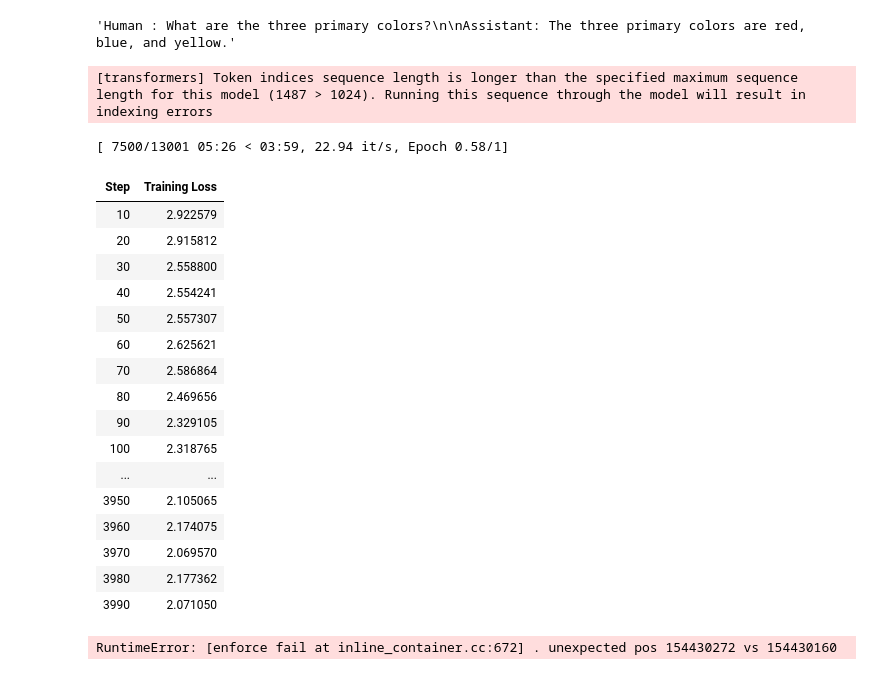
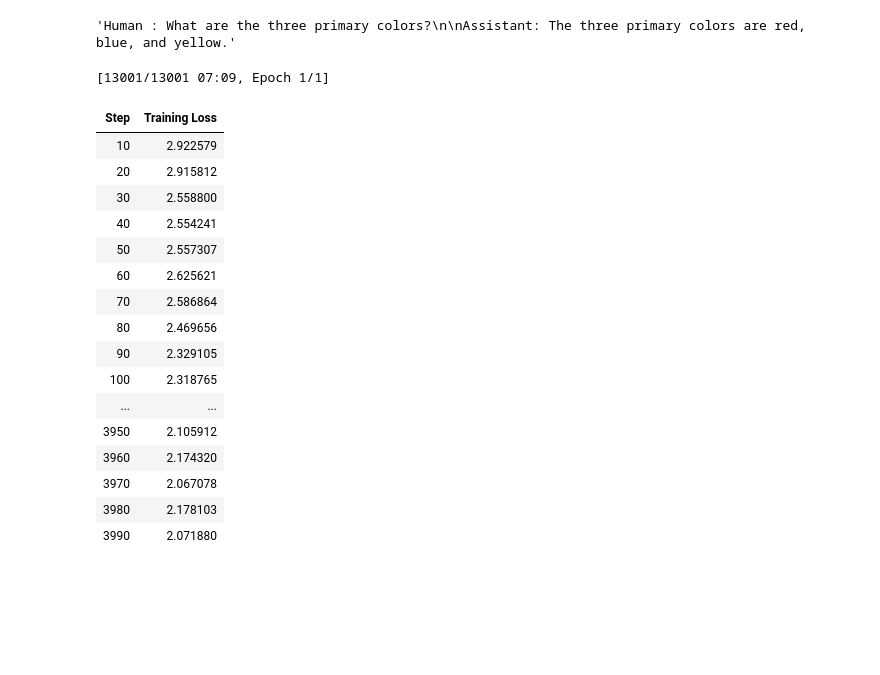
Before and after one commit to Cosminius/Transformers-for-NLP-and-Chatbots, a Jupyter notebook: FineTuneWithTRL.ipynb, the cells around one changed output. Drawn from its saved outputs; the diff is of its cells as text; code cells hidden in the pictures; blank space fills up the shorter version.

```diff
--- a/FineTuneWithTRL.ipynb
+++ b/FineTuneWithTRL.ipynb
@@ -44,33 +45,31 @@ sft_dataset["text"][1]
 # %%
 sft_model_dir = './my_gpt2_sft_alpaca'
 training_args = SFTConfig(
-    output_dir = sft_model_dir, max_length=512, per_device_train_batch_size = 4, num_train_epochs=1, save_steps=50,
+    output_dir = sft_model_dir, max_length=512, per_device_train_batch_size = 4, num_train_epochs=1, save_steps=10000,
     logging_steps=10, learning_rate=5e-5
 )
 sft_trainer = SFTTrainer("gpt2", train_dataset=sft_dataset, args=training_args)
 sft_train_output = sft_trainer.train()
 sft_trainer.model.save_pretrained(sft_model_dir)
 # %% [output]
-[transformers] Token indices sequence length is longer than the specified maximum sequence length for this model (1487 > 1024). Running this sequence through the model will result in indexing errors
+[13001/13001 07:09, Epoch 1/1]
-[ 7500/13001 05:26 < 03:59, 22.94 it/s, Epoch 0.58/1]
 | Step | Training Loss |
 | 10 | 2.922579 |
 | 20 | 2.915812 |
 | 30 | 2.558800 |
 | 40 | 2.554241 |
 | 50 | 2.557307 |
 | 60 | 2.625621 |
 | 70 | 2.586864 |
 | 80 | 2.469656 |
 | 90 | 2.329105 |
 | 100 | 2.318765 |
 | ... | ... |
-| 3950 | 2.105065 |
-| 3960 | 2.174075 |
-| 3970 | 2.069570 |
-| 3980 | 2.177362 |
-| 3990 | 2.071050 |
+| 3950 | 2.105912 |
+| 3960 | 2.174320 |
+| 3970 | 2.067078 |
+| 3980 | 2.178103 |
+| 3990 | 2.071880 |
-RuntimeError: [enforce fail at inline_container.cc:672] . unexpected pos 154430272 vs 154430160
 # %%
 pref_dataset = load_dataset("Anthropic/hh-rlhf", split="train")
 pref_dataset[2].keys()
```
Also changed, not shown: parts of 5 cells of this notebook, 2 other files.
